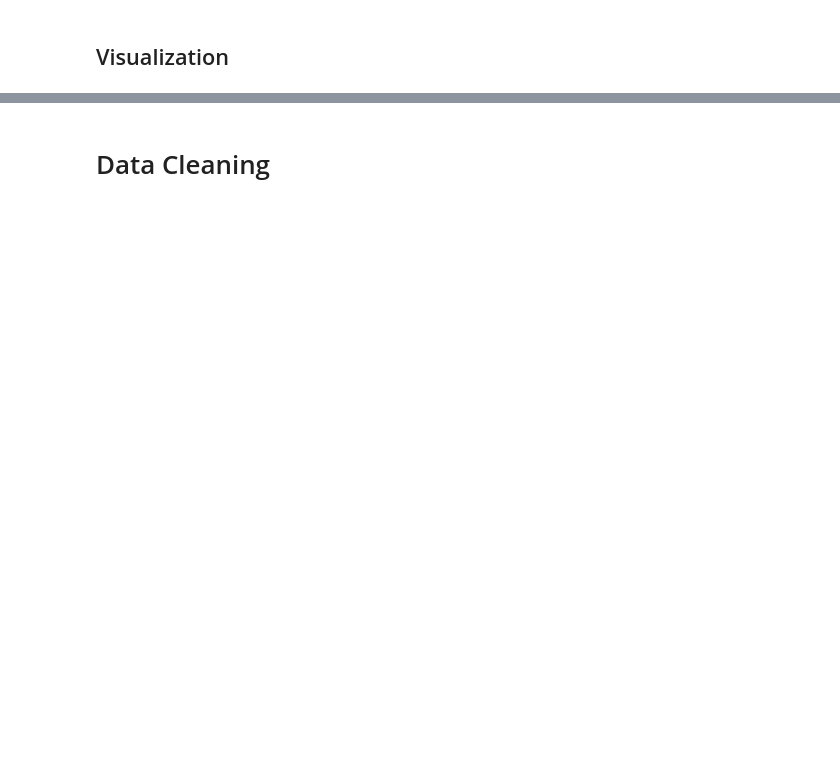
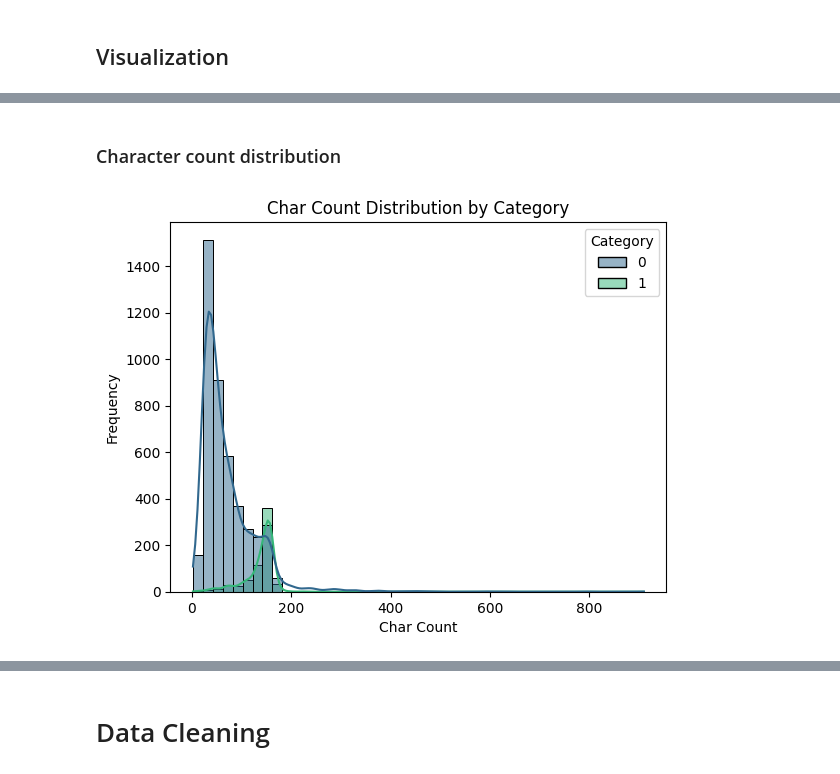
Before and after one commit to amaldu/AntiSpam-NLP-Pipeline, a Jupyter notebook: notebooks/eda.ipynb, the cells around one changed output, grey strips where cells are left out. Cells and saved outputs as stored; diff of their text form; code cells hidden in the pictures; blank space fills up the shorter version.

```diff
--- a/notebooks/eda.ipynb
+++ b/notebooks/eda.ipynb
@@ -120,0 +164,12 @@ plt.show()
+# %% [markdown]
+### Character count distribution
+# %%
+df['char_count'] = df['Message'].apply(len)
+bins = np.arange(df['char_count'].min(), df['word_count'].max() + 20, 20)
+sns.histplot(data=df, x='char_count', hue='Category', bins=bins, kde=True, palette="viridis")
+plt.title("Char Count Distribution by Category")
+plt.xlabel("Char Count")
+plt.ylabel("Frequency")
+plt.show()
+# %% [output]
+[figure, added]
```
Also changed, not shown: parts of 47 cells of this notebook.
